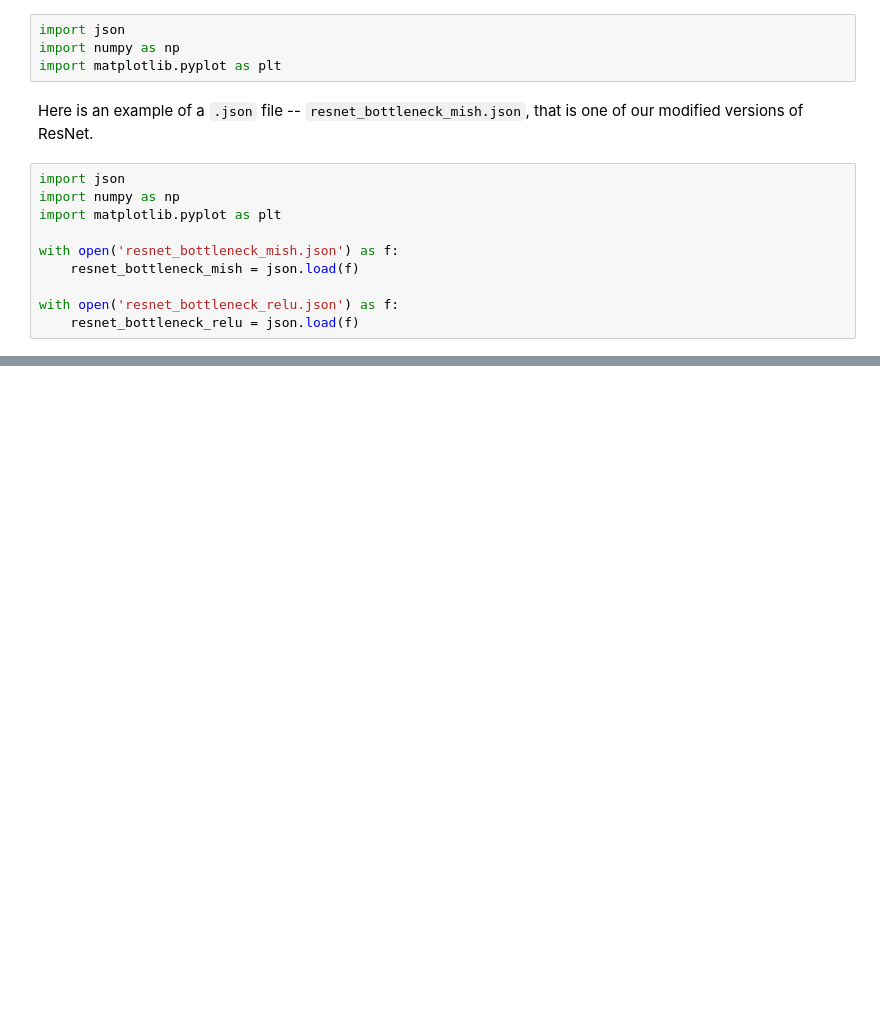
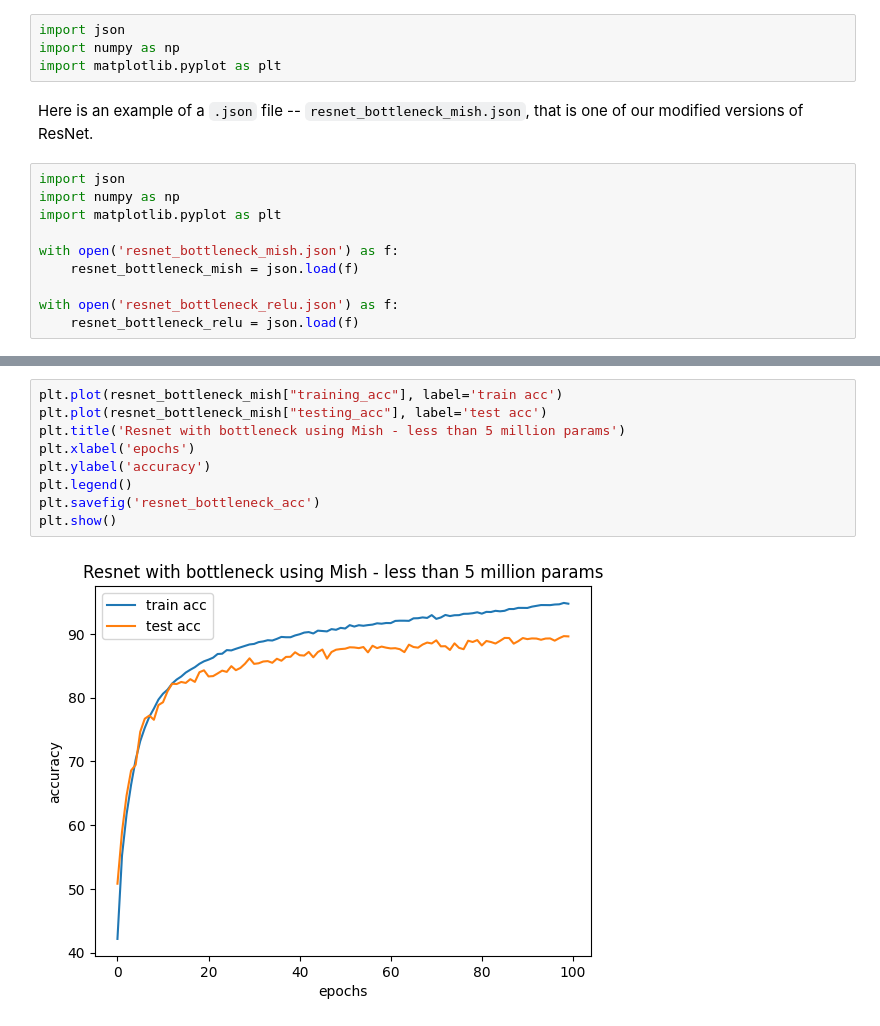
Before and after one commit to randr97/squeeze-res, a Jupyter notebook: plots/plotting.ipynb, the cells around one changed output, grey strips where cells are left out. Cells and saved outputs as stored; diff of their text form; blank space fills up the shorter version.

```diff
--- a/plots/plotting.ipynb
+++ b/plots/plotting.ipynb
@@ -32,0 +51,11 @@ squeeze_rez_test_acc = [65.2300, 72.8600, 79.2100, 79.2100, 80.6800, 82.5600, 82
+# %%
+plt.plot(resnet_bottleneck_mish["training_acc"], label='train acc')
+plt.plot(resnet_bottleneck_mish["testing_acc"], label='test acc')
+plt.title('Resnet with bottleneck using Mish - less than 5 million params')
+plt.xlabel('epochs')
+plt.ylabel('accuracy')
+plt.legend()
+plt.savefig('resnet_bottleneck_acc')
+plt.show()
+# %% [output]
+[figure, added]
```
Also changed, not shown: parts of 10 cells of this notebook.
